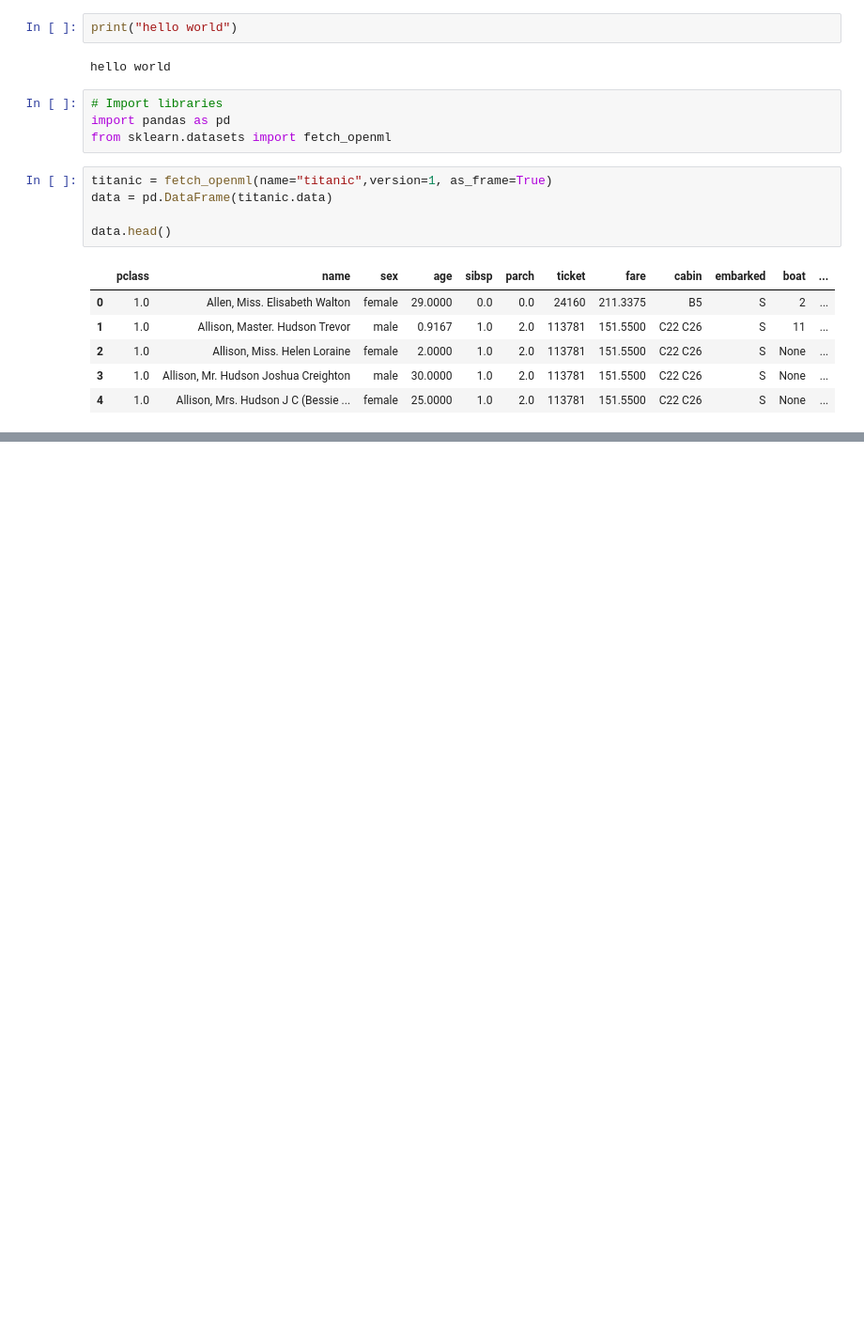
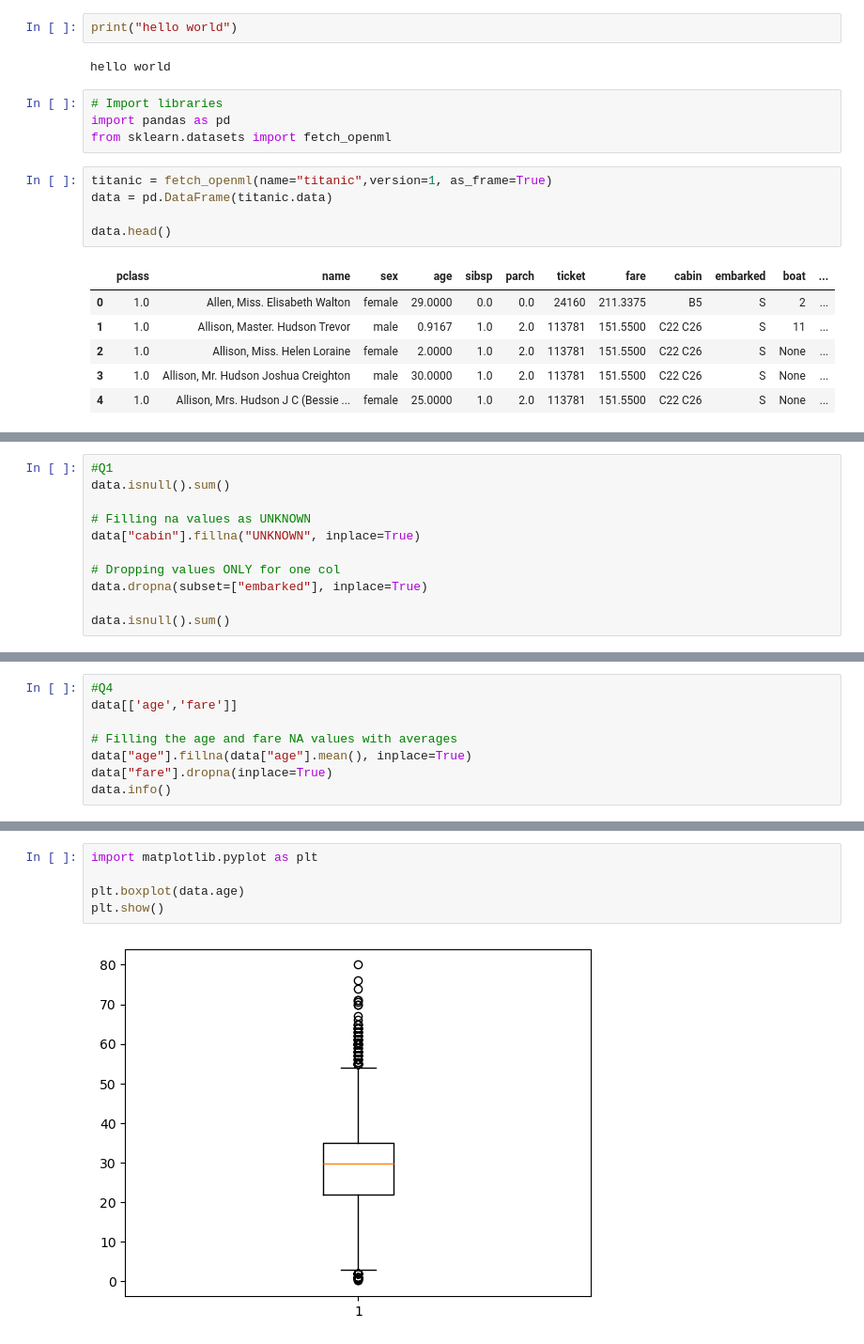
Before and after one commit to niroshsuthagar-QA/20260721---DE5M4, a Jupyter notebook: Day 3/day3.ipynb, the cells around one changed output, grey strips where cells are left out. Shown at 94% size. Drawn from its saved outputs; the diff is of its cells as text; blank space fills up the shorter version.

```diff
--- a/Day 3/day3.ipynb
+++ b/Day 3/day3.ipynb
@@ -20,0 +31,11 @@ data.head()
+# %%
+#Q1
+data.isnull().sum()
+
+# Filling na values as UNKNOWN
+data["cabin"].fillna("UNKNOWN", inplace=True)
+
+# Dropping values ONLY for one col
+data.dropna(subset=["embarked"], inplace=True)
+
+data.isnull().sum()
@@ -20,0 +70,8 @@ data.head()
+# %%
+#Q4
+data[['age','fare']]
+
+# Filling the age and fare NA values with averages
+data["age"].fillna(data["age"].mean(), inplace=True)
+data["fare"].dropna(inplace=True)
+data.info()
@@ -20,0 +108,7 @@ data.head()
+# %%
+import matplotlib.pyplot as plt
+
+plt.boxplot(data.age)
+plt.show()
+# %% [output]
+[figure, added]
```
Also changed, not shown: parts of 12 cells of this notebook.
